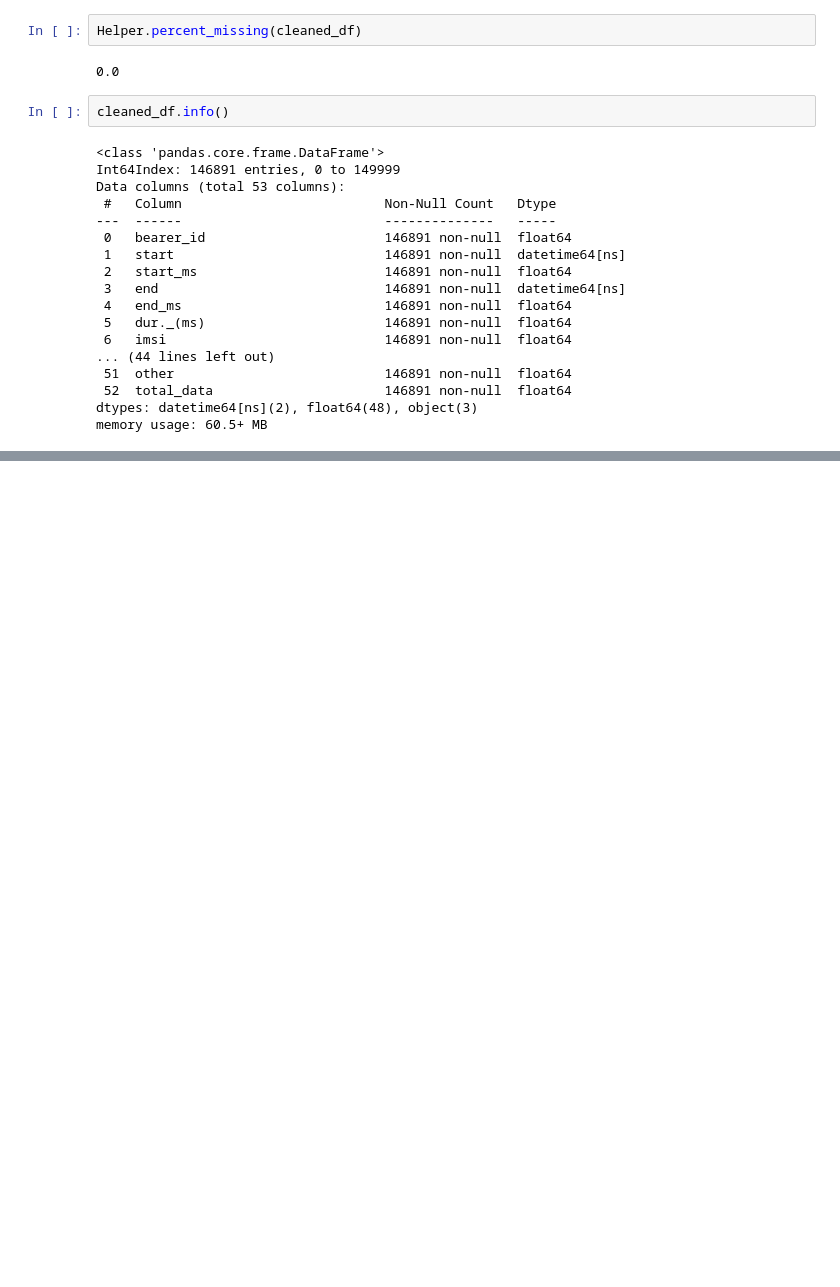
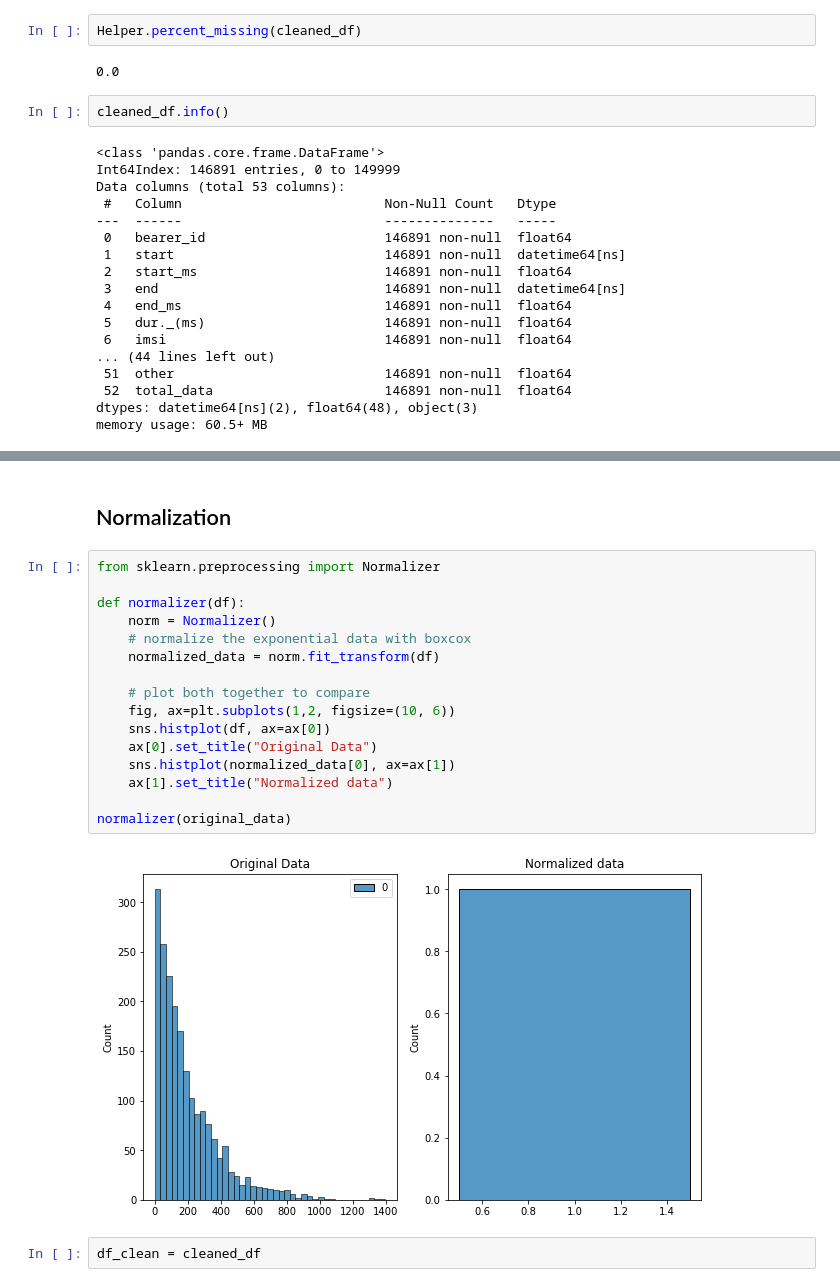
Before and after one commit to Desmondonam/telecom-analysis, a Jupyter notebook: Notebooks/Overview analysis.ipynb, the cells around one changed output, grey strips where cells are left out. Saved outputs shown, nothing was run; the diff lists cells and outputs as text; blank space fills up the shorter version.

```diff
--- a/Notebooks/Overview analysis.ipynb
+++ b/Notebooks/Overview analysis.ipynb
@@ -396,0 +441,22 @@ memory usage: 60.5+ MB
+# %% [markdown]
+## Normalization
+# %%
+from sklearn.preprocessing import Normalizer
+
+def normalizer(df):
+    norm = Normalizer()
+    # normalize the exponential data with boxcox
+    normalized_data = norm.fit_transform(df)
+
+    # plot both together to compare
+    fig, ax=plt.subplots(1,2, figsize=(10, 6))
+    sns.histplot(df, ax=ax[0])
+    ax[0].set_title("Original Data")
+    sns.histplot(normalized_data[0], ax=ax[1])
+    ax[1].set_title("Normalized data")
+
+normalizer(original_data)
+# %% [output]
+[figure, added]
+# %%
+df_clean = cleaned_df
```
Also changed, not shown: parts of 19 cells of this notebook.
